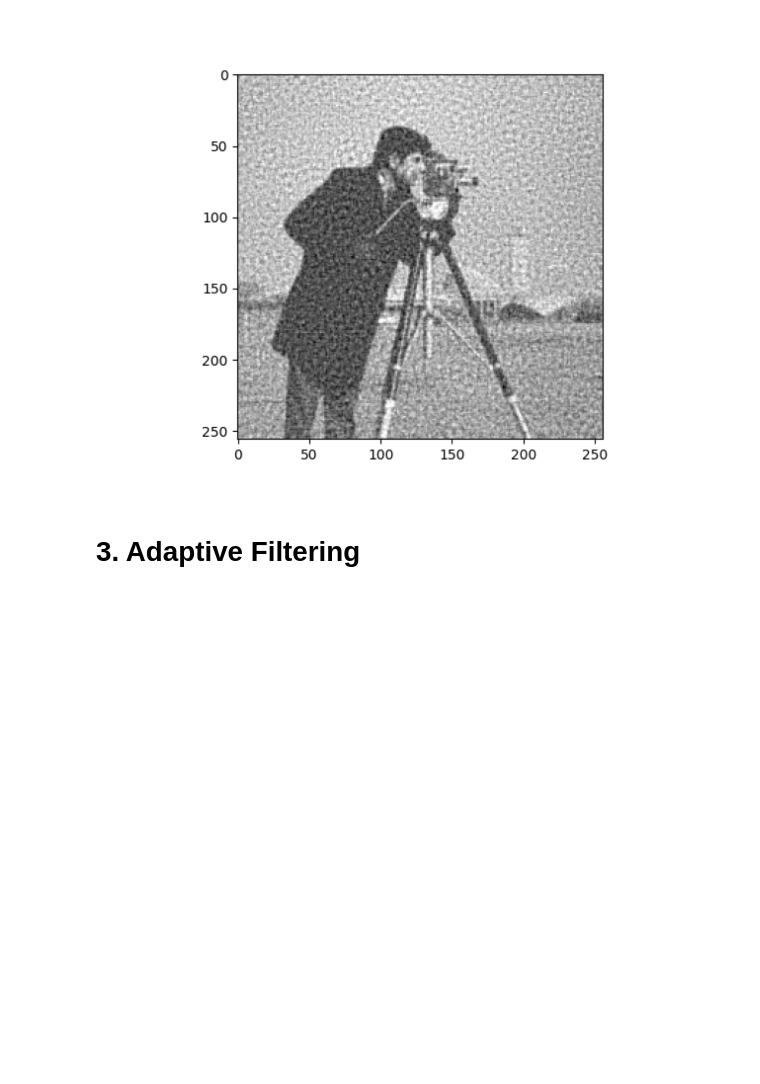
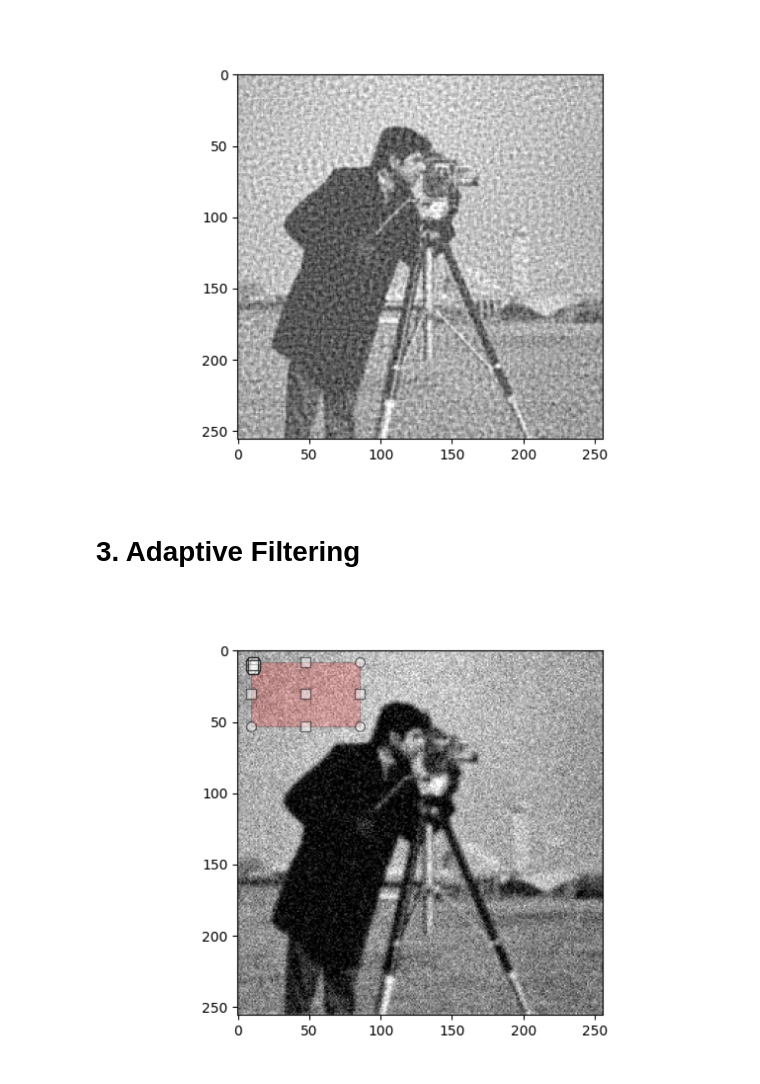
Before and after one commit to sarahmacintosh/syde575-lab, a Jupyter notebook: lab4.ipynb, the cells around one changed output. Cells and saved outputs as stored; diff of their text form; code cells hidden in the pictures; blank space fills up the shorter version.

```diff
--- a/lab4.ipynb
+++ b/lab4.ipynb
@@ -95,3 +95,15 @@ Wiener filter (PSNR = 18.32)
 [figure]
 # %% [markdown]
 # 3. Adaptive Filtering
+# %%
+ax = plt.gca()
+ax.imshow(I)
+# Create Selector class with the current plot axis
+select = Selector(ax)
+# Show the result
+plt.show()
+
+# After drawing the box, retrieve the bounding box
+# This is in [row_low, row_high, col_low, col_high] format.
+# %% [output]
+[figure, added]
```
Also changed, not shown: parts of 2 cells of this notebook.
